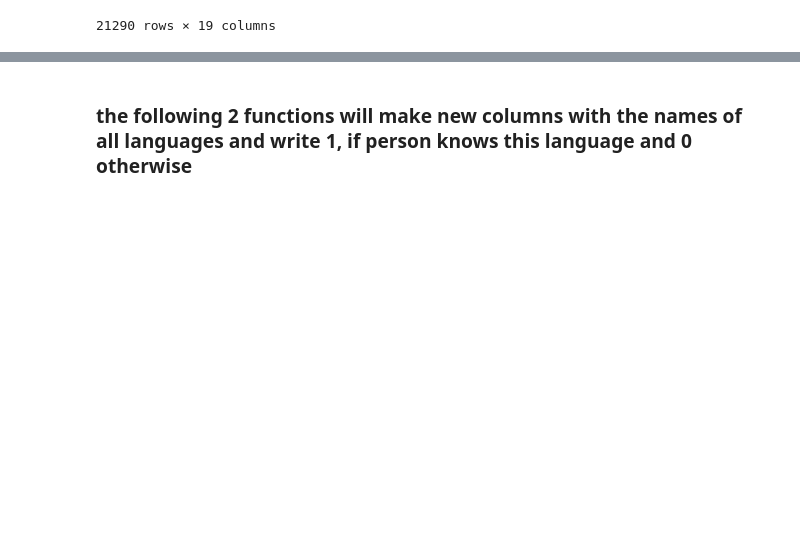
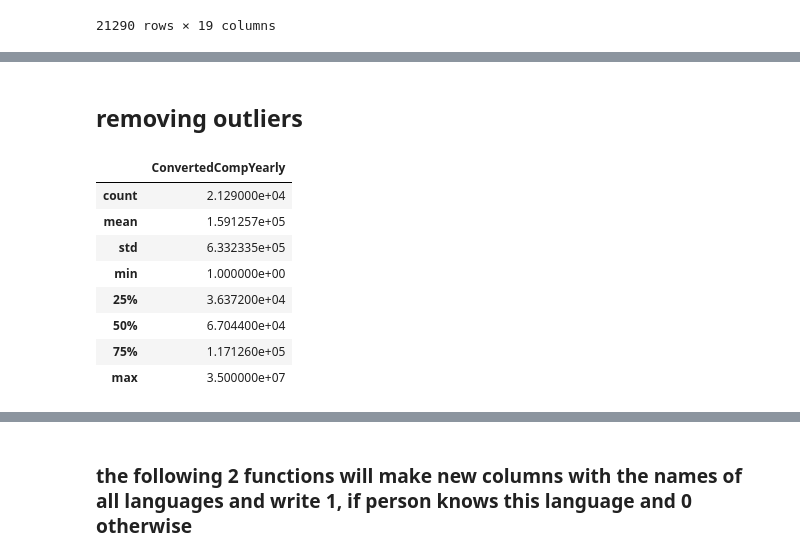
Before and after one commit to tomasohCHOM/PredictMyTechSalary, a Jupyter notebook: Data_Cleaning.ipynb, the cells around one changed output, grey strips where cells are left out. Drawn from its saved outputs; the diff is of its cells as text; code cells hidden in the pictures; blank space fills up the shorter version.

```diff
--- a/Data_Cleaning.ipynb
+++ b/Data_Cleaning.ipynb
@@ -384,0 +409,14 @@ df
+# %% [markdown]
+## removing outliers
+# %%
+df[['ConvertedCompYearly']].describe()
+# %% [output]
+|  | ConvertedCompYearly |
+| count | 2.129000e+04 |
+| mean | 1.591257e+05 |
+| std | 6.332335e+05 |
+| min | 1.000000e+00 |
+| 25% | 3.637200e+04 |
+| 50% | 6.704400e+04 |
+| 75% | 1.171260e+05 |
+| max | 3.500000e+07 |
```
Also changed, not shown: parts of 9 cells of this notebook, 1 other file.
